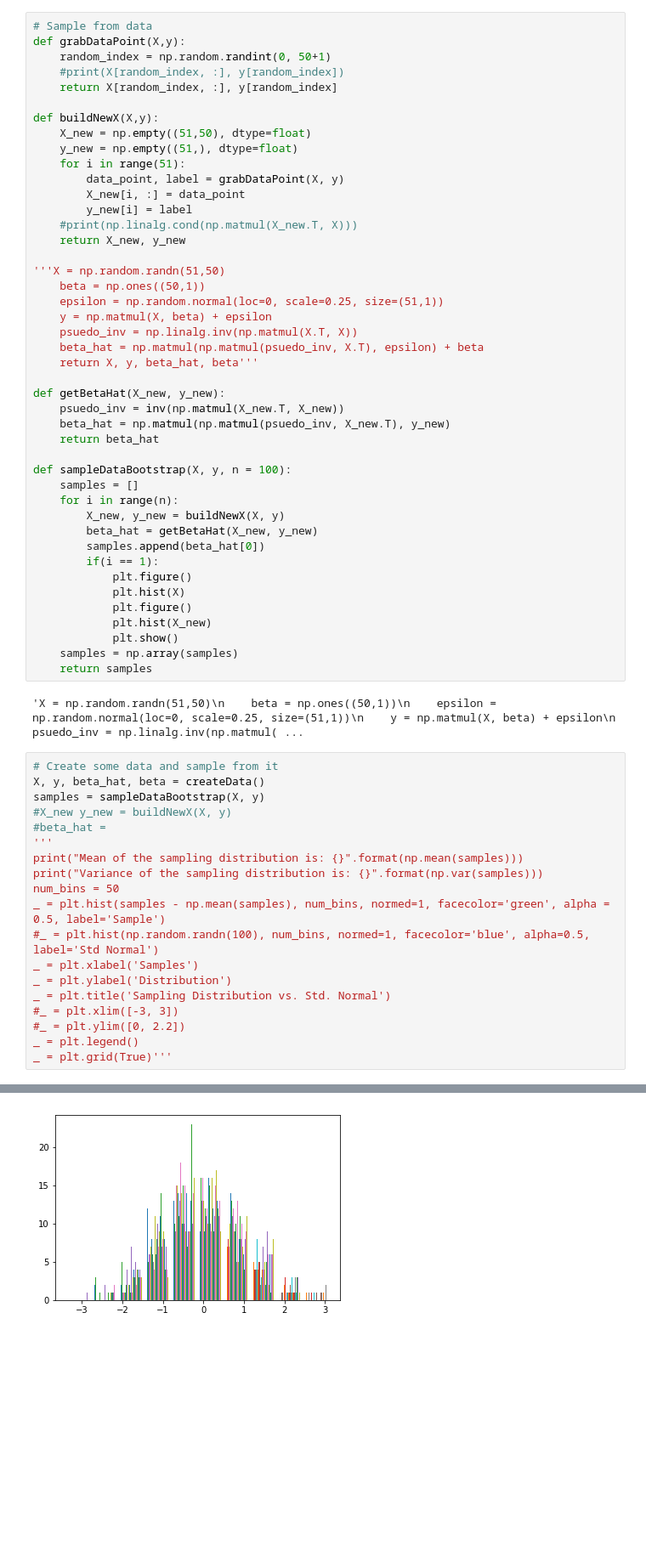
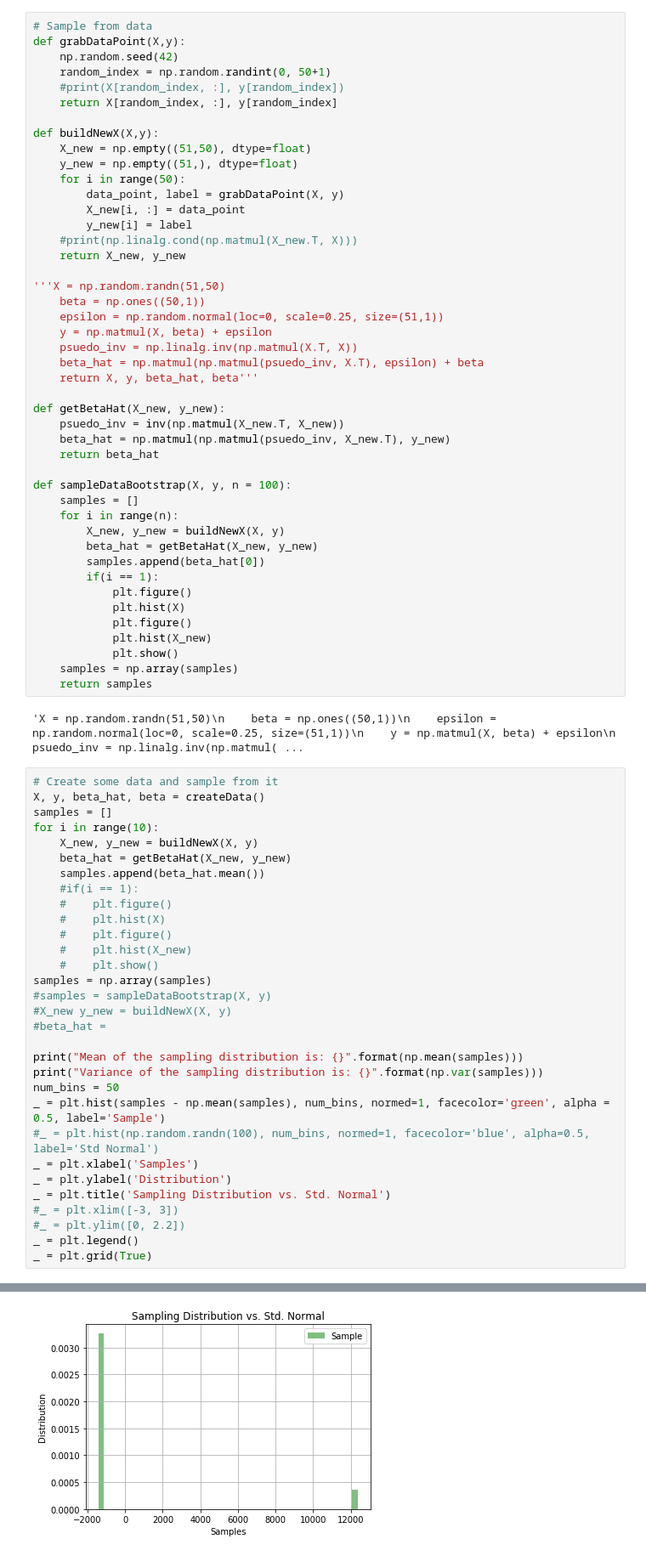
Before and after one commit to jsigee87/Data-Science-Lab-ee379k, a Jupyter notebook: lab6/src/problem1.ipynb, the cells around one changed output, grey strips where cells are left out. Shown at 85% size. Saved outputs shown, nothing was run; the diff lists cells and outputs as text; blank space fills up the shorter version.

Commit message:
tried to fix bootstrap in 1, cleaned and reran 2 and 4, they are good to go

```diff
--- a/lab6/src/problem1.ipynb
+++ b/lab6/src/problem1.ipynb
@@ -170,6 +168,7 @@ Read about the Bootstrap, and try to use it to compute the variance (as above),
 # %%
 # Sample from data
 def grabDataPoint(X,y):
+    np.random.seed(42)
     random_index = np.random.randint(0, 50+1)
     #print(X[random_index, :], y[random_index])
     return X[random_index, :], y[random_index]
@@ -177,7 +176,7 @@ def grabDataPoint(X,y):
 def buildNewX(X,y):
     X_new = np.empty((51,50), dtype=float)
     y_new = np.empty((51,), dtype=float)
-    for i in range(51):
+    for i in range(50):
         data_point, label = grabDataPoint(X, y)
         X_new[i, :] = data_point
         y_new[i] = label
@@ -216,10 +215,22 @@ def sampleDataBootstrap(X, y, n = 100):
 # %%
 # Create some data and sample from it
 X, y, beta_hat, beta = createData()
-samples = sampleDataBootstrap(X, y)
+samples = []
+for i in range(10):
+    X_new, y_new = buildNewX(X, y)
+    beta_hat = getBetaHat(X_new, y_new)
+    samples.append(beta_hat.mean())
+    #if(i == 1):
+    #    plt.figure()
+    #    plt.hist(X)
+    #    plt.figure()
+    #    plt.hist(X_new)
+    #    plt.show()
+samples = np.array(samples)
+#samples = sampleDataBootstrap(X, y)
 #X_new y_new = buildNewX(X, y)
 #beta_hat =
-'''
+
 print("Mean of the sampling distribution is: {}".format(np.mean(samples)))
 print("Variance of the sampling distribution is: {}".format(np.var(samples)))
 num_bins = 50
@@ -231,5 +242,5 @@ _ = plt.title('Sampling Distribution vs. Std. Normal')
 #_ = plt.xlim([-3, 3])
 #_ = plt.ylim([0, 2.2])
 _ = plt.legend()
-_ = plt.grid(True)'''
+_ = plt.grid(True)
 # %% [output]
@@ -237 +249 @@ _ = plt.grid(True)'''
-[figure, old version]
+[figure, new version]
```
Also changed, not shown: parts of 7 cells of this notebook, 2 other files.
